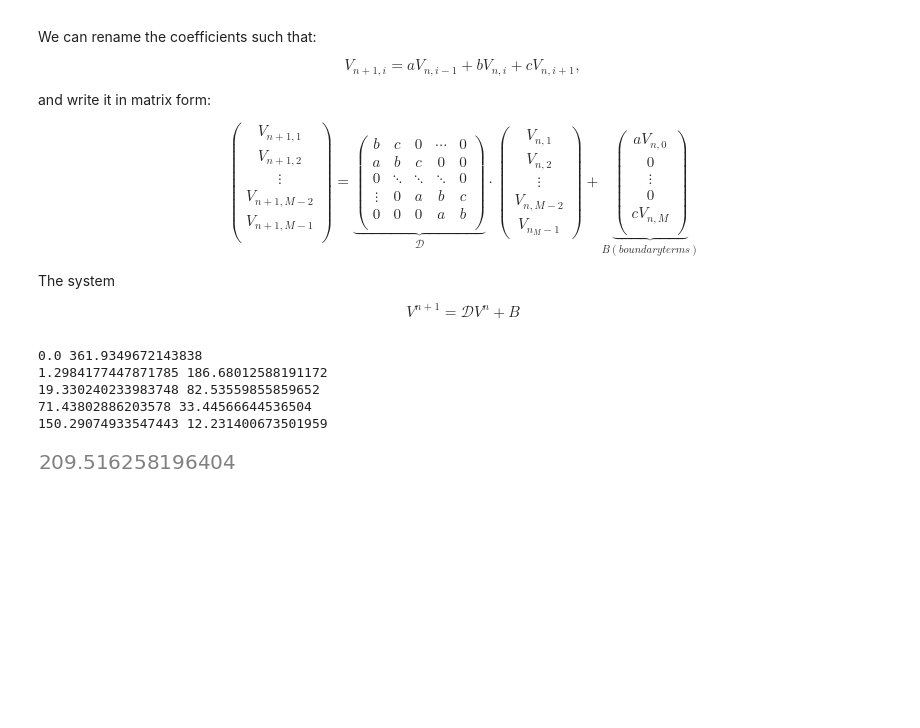
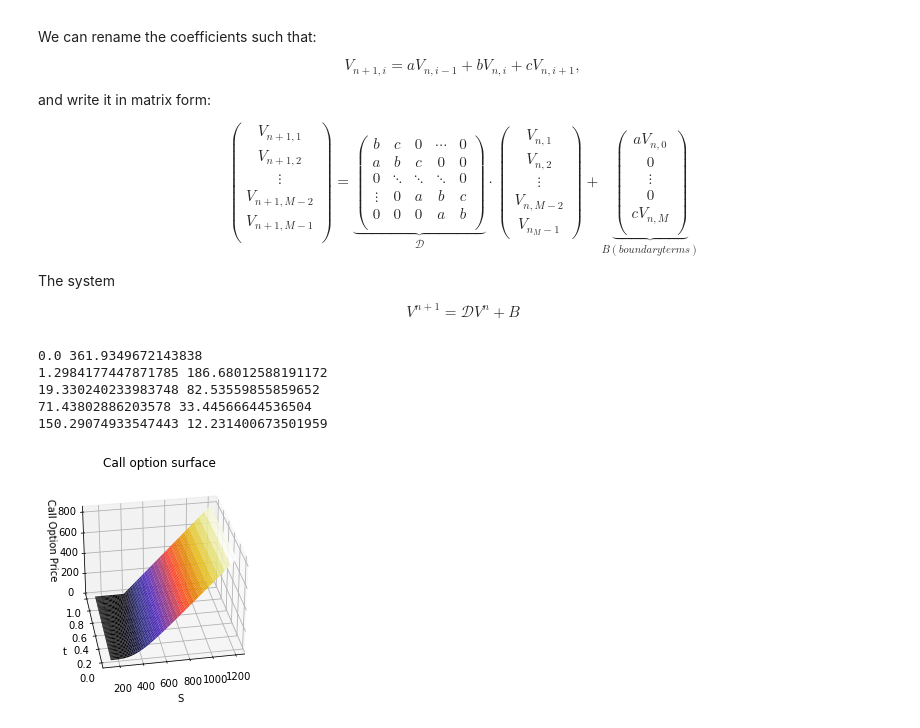
Before and after one commit to KareemElozeiri/Black-Scholes-Analysis, a Jupyter notebook: model.ipynb, the cells around one changed output. Drawn from its saved outputs; the diff is of its cells as text; code cells hidden in the pictures; blank space fills up the shorter version.

Commit message:
added graphs

```diff
--- a/model.ipynb
+++ b/model.ipynb
@@ -235,7 +235,7 @@ The system
 $$ V^{n+1} = \mathcal{D} V^{n} + B $$
 # %%
 class BSM:
-    def __init__(self, r, sigma,K, S_0,period, space_steps=5000, time_steps=2000, initial_time=0) -> None:
+    def __init__(self, r, sigma,K, S_0,period, space_steps=3000, time_steps=2000, initial_time=0) -> None:
         self.__r = r
         self.__sigma = sigma
         self.__K = K
@@ -309,6 +309,23 @@ class BSM:
 
     def solve_put_for(self, S0, t):
         return np.interp(np.log(S0), self.__X, self.solve_put()[:, t])
+
+    def calc_and_graph(self,type="Call"):
+        X, Y = np.meshgrid(self.__T, np.exp(self.__X))
+        V = []
+        if type=="Call":
+            V = self.solve_call()
+        else:
+            V = self.solve_put()
+
+        fig, ax = plt.subplots(subplot_kw={"projection": "3d"})
+        ax.plot_surface(Y, X, V, cmap=cm.CMRmap)
+        ax.set_title(f"{type} option surface")
+        ax.set_xlabel("S");
+        ax.set_ylabel("t");
+        ax.set_zlabel("Call Option Price")
+        ax.view_init(30, -50)
+        plt.show()
 # %%
 r = 0.1
 sig = annual_volatility
@@ -327,7 +345,7 @@ for S in prices:
 19.330240233983748 82.53559855859652
 71.43802886203578 33.44566644536504
 150.29074933547443 12.231400673501959
-# %%
-test.solve_call_for(1000,0)
-# %% [output]
-[figure, removed]
+# %%
+test.calc_and_graph()
+# %% [output]
+[figure, added]
```
Also changed, not shown: parts of 2 cells of this notebook, 1 other file.
